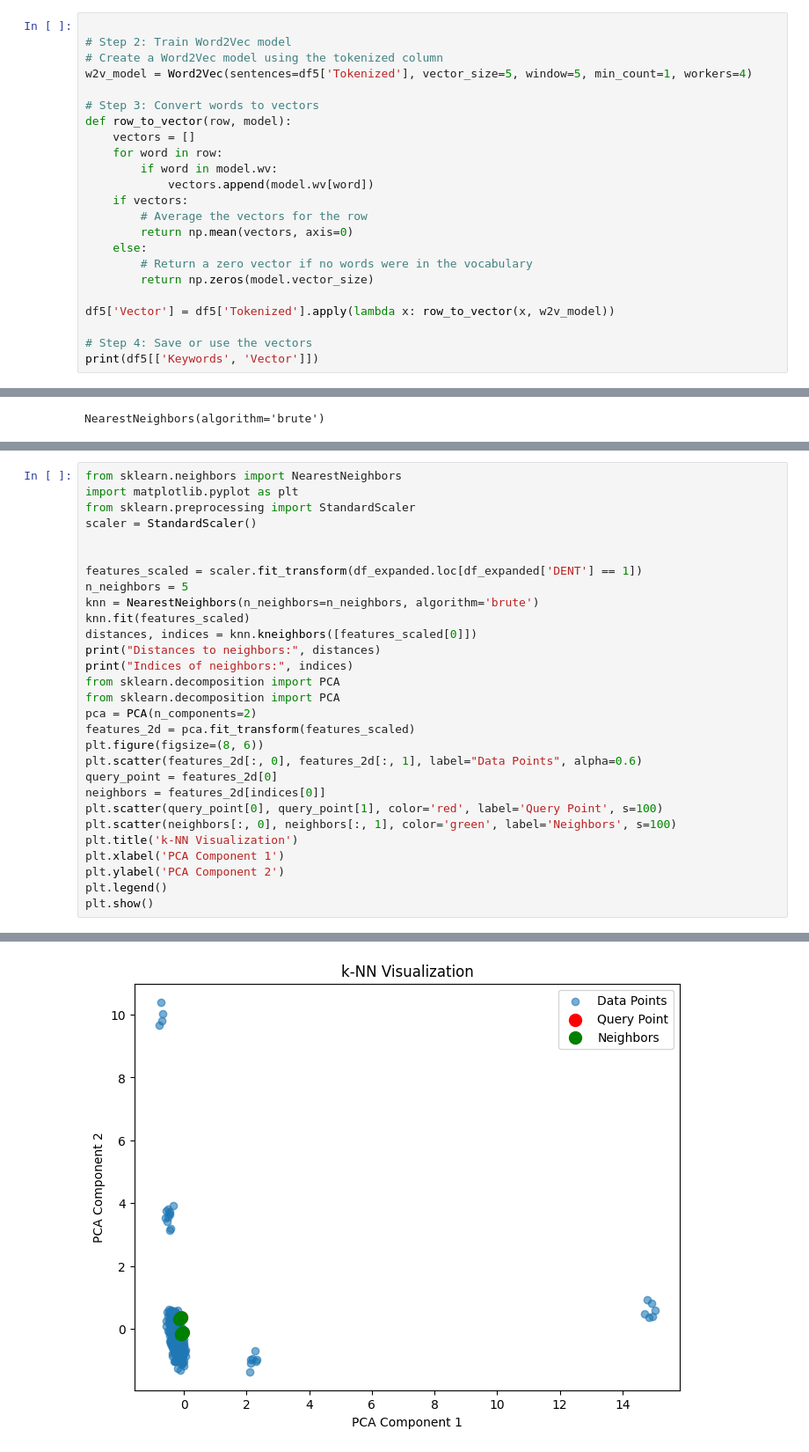
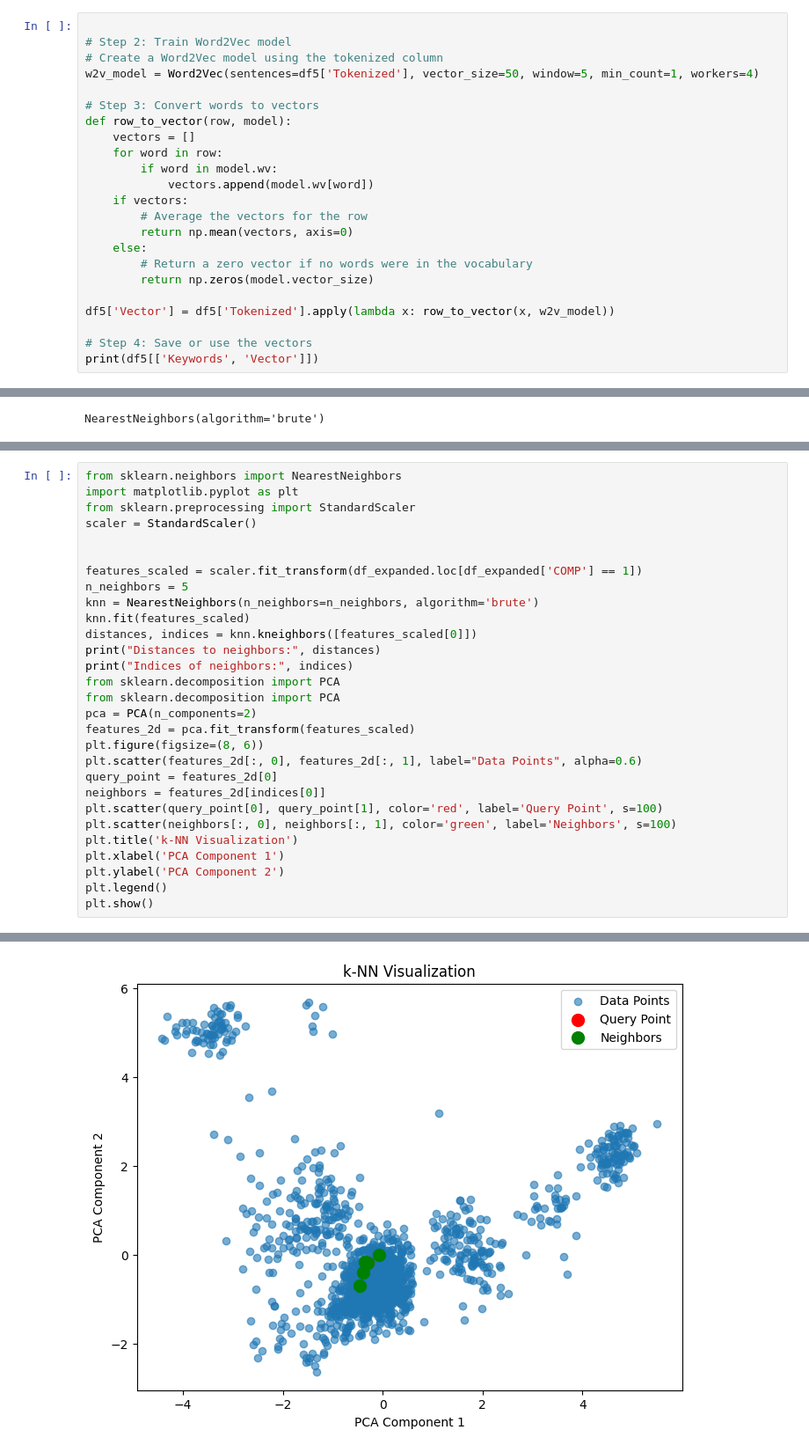
Before and after one commit to Mingpassawat/PaperRecommender, a Jupyter notebook: process.ipynb, the cells around one changed output, grey strips where cells are left out. Shown at 88% size. Cells and saved outputs as stored; diff of their text form.

```diff
--- a/process.ipynb
+++ b/process.ipynb
@@ -132,7 +132,7 @@ df5
 
 # Step 2: Train Word2Vec model
 # Create a Word2Vec model using the tokenized column
-w2v_model = Word2Vec(sentences=df5['Tokenized'], vector_size=5, window=5, min_count=1, workers=4)
+w2v_model = Word2Vec(sentences=df5['Tokenized'], vector_size=50, window=5, min_count=1, workers=4)
 
 # Step 3: Convert words to vectors
 def row_to_vector(row, model):
@@ -333,7 +341,7 @@ from sklearn.preprocessing import StandardScaler
 scaler = StandardScaler()
 
 
-features_scaled = scaler.fit_transform(df_expanded.loc[df_expanded['DENT'] == 1])
+features_scaled = scaler.fit_transform(df_expanded.loc[df_expanded['COMP'] == 1])
 n_neighbors = 5
 knn = NearestNeighbors(n_neighbors=n_neighbors, algorithm='brute')
 knn.fit(features_scaled)
@@ -362 +369 @@ Indices of neighbors: [[  0  59  67 331  65]]
-[figure, old version]
+[figure, new version]
```
Also changed, not shown: parts of 10 cells of this notebook, 3 other files.
